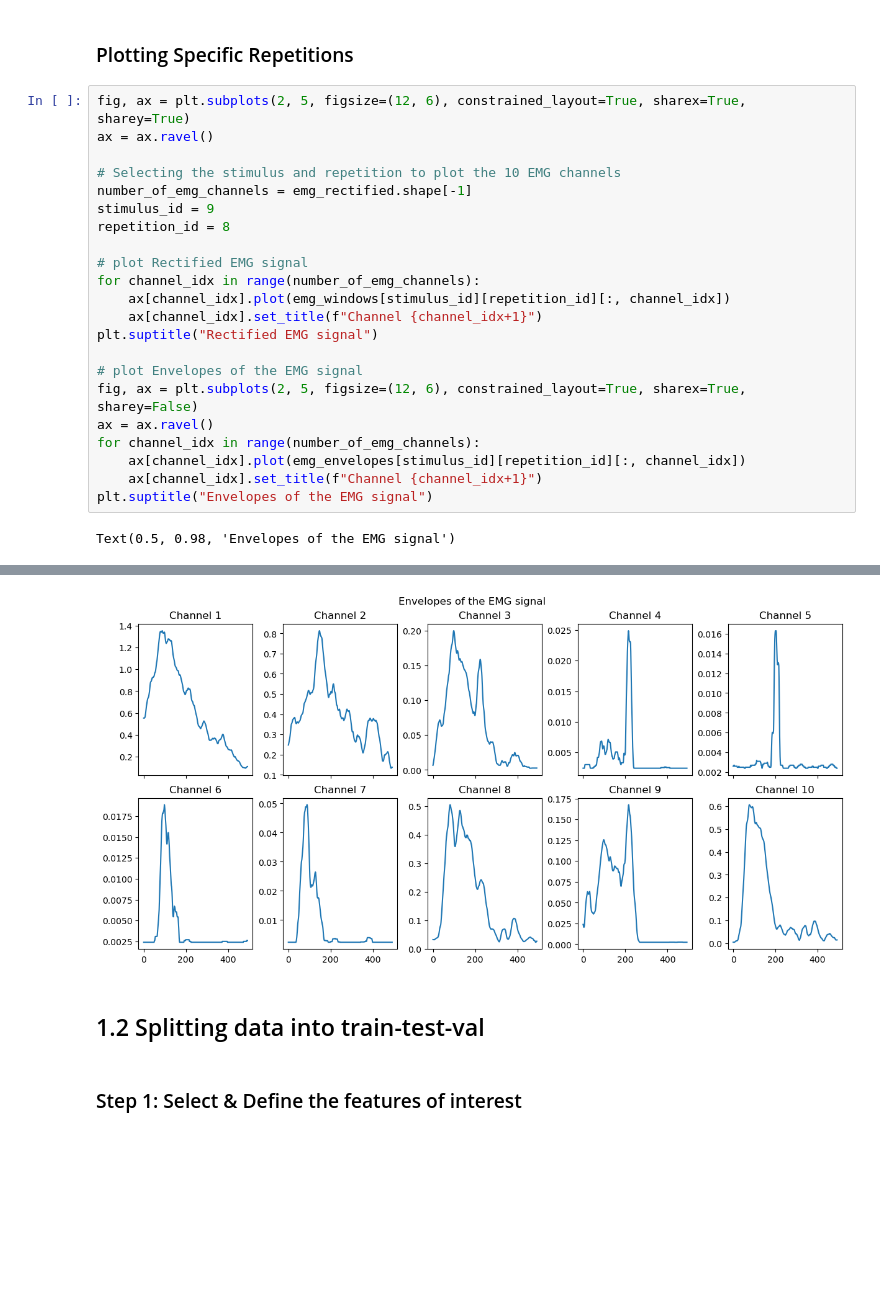
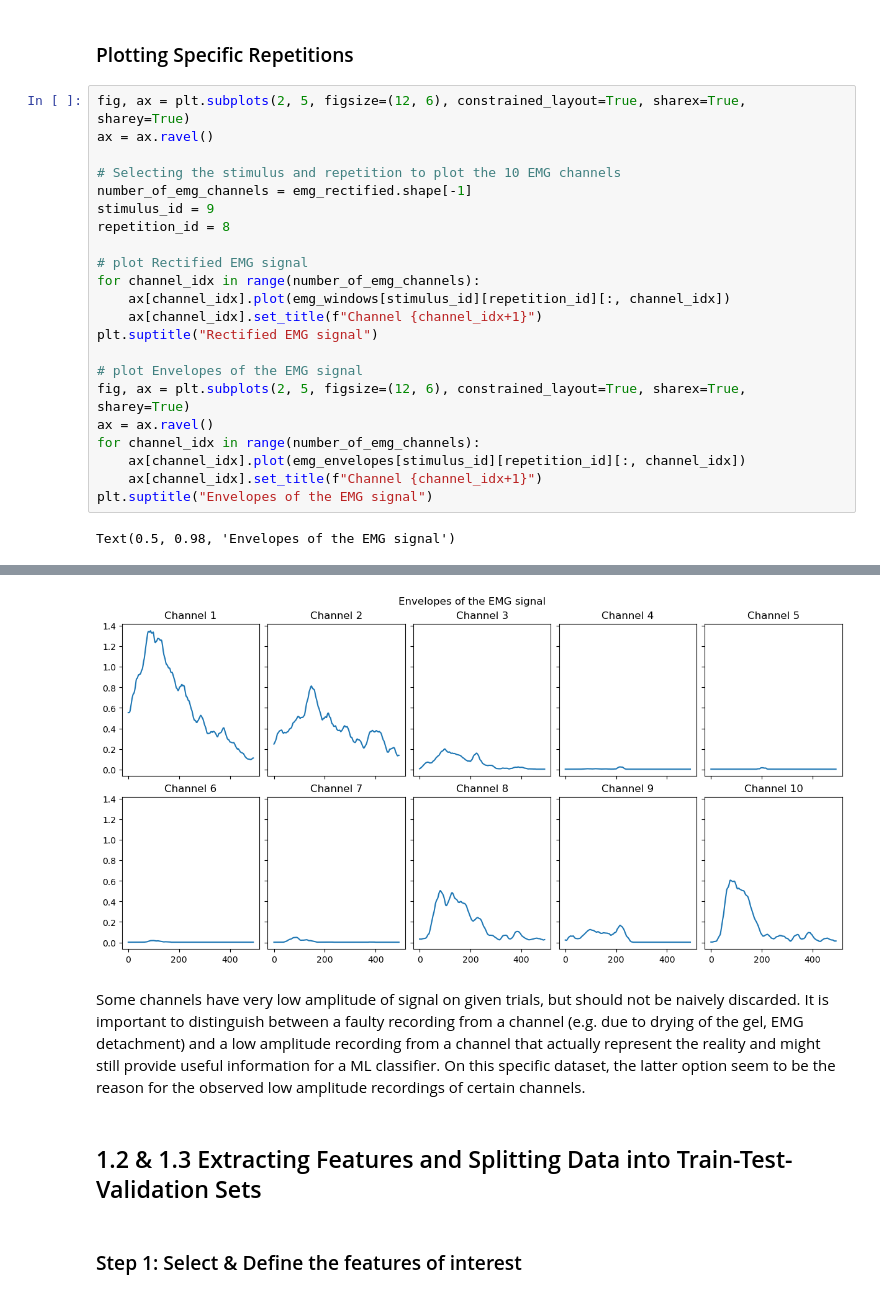
Before and after one commit to AlexisCogne/NSSP_projects, a Jupyter notebook: Project_2_EMG/part_1_Alexis.ipynb, the cells around one changed output, grey strips where cells are left out. Saved outputs shown, nothing was run; the diff lists cells and outputs as text; blank space fills up the shorter version.

```diff
--- a/Project_2_EMG/part_1_Alexis.ipynb
+++ b/Project_2_EMG/part_1_Alexis.ipynb
@@ -199,31 +196,33 @@ With this threshold of mean amplitude of signal for each channel compared to its
 # %%
 fig, ax = plt.subplots(2, 5, figsize=(12, 6), constrained_layout=True, sharex=True, sharey=True)
 ax = ax.ravel()
 
 # Selecting the stimulus and repetition to plot the 10 EMG channels
 number_of_emg_channels = emg_rectified.shape[-1]
 stimulus_id = 9
 repetition_id = 8
 
 # plot Rectified EMG signal
 for channel_idx in range(number_of_emg_channels):
     ax[channel_idx].plot(emg_windows[stimulus_id][repetition_id][:, channel_idx])
     ax[channel_idx].set_title(f"Channel {channel_idx+1}")
 plt.suptitle("Rectified EMG signal")
 
 # plot Envelopes of the EMG signal
-fig, ax = plt.subplots(2, 5, figsize=(12, 6), constrained_layout=True, sharex=True, sharey=False)
+fig, ax = plt.subplots(2, 5, figsize=(12, 6), constrained_layout=True, sharex=True, sharey=True)
 ax = ax.ravel()
 for channel_idx in range(number_of_emg_channels):
     ax[channel_idx].plot(emg_envelopes[stimulus_id][repetition_id][:, channel_idx])
     ax[channel_idx].set_title(f"Channel {channel_idx+1}")
 plt.suptitle("Envelopes of the EMG signal")
 # %% [output]
 Text(0.5, 0.98, 'Envelopes of the EMG signal')
 [figure]
-[figure, old version]
+[figure, new version]
-# %% [markdown]
-## 1.2 Splitting data into train-test-val
+# %% [markdown]
+Some channels have very low amplitude of signal on given trials, but should not be naively discarded. It is important to distinguish between a faulty recording from a channel (e.g. due to drying of the gel, EMG detachment) and a low amplitude recording from a channel that actually represent the reality and might still provide useful information for a ML classifier. On this specific dataset, the latter option seem to be the reason for the observed low amplitude recordings of certain channels.
+# %% [markdown]
+## 1.2 & 1.3 Extracting Features and Splitting Data into Train-Test-Validation Sets
 # %% [markdown]
 ### Step 1: Select & Define the features of interest
 # %%
```
Also changed, not shown: parts of 20 cells of this notebook.
